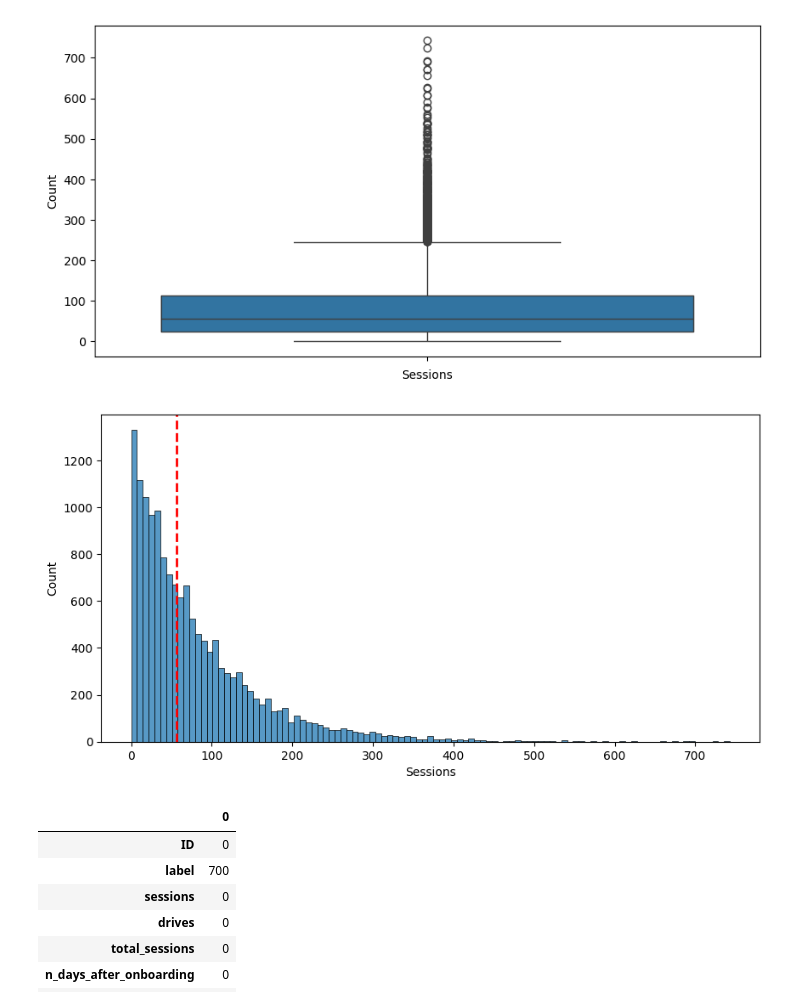
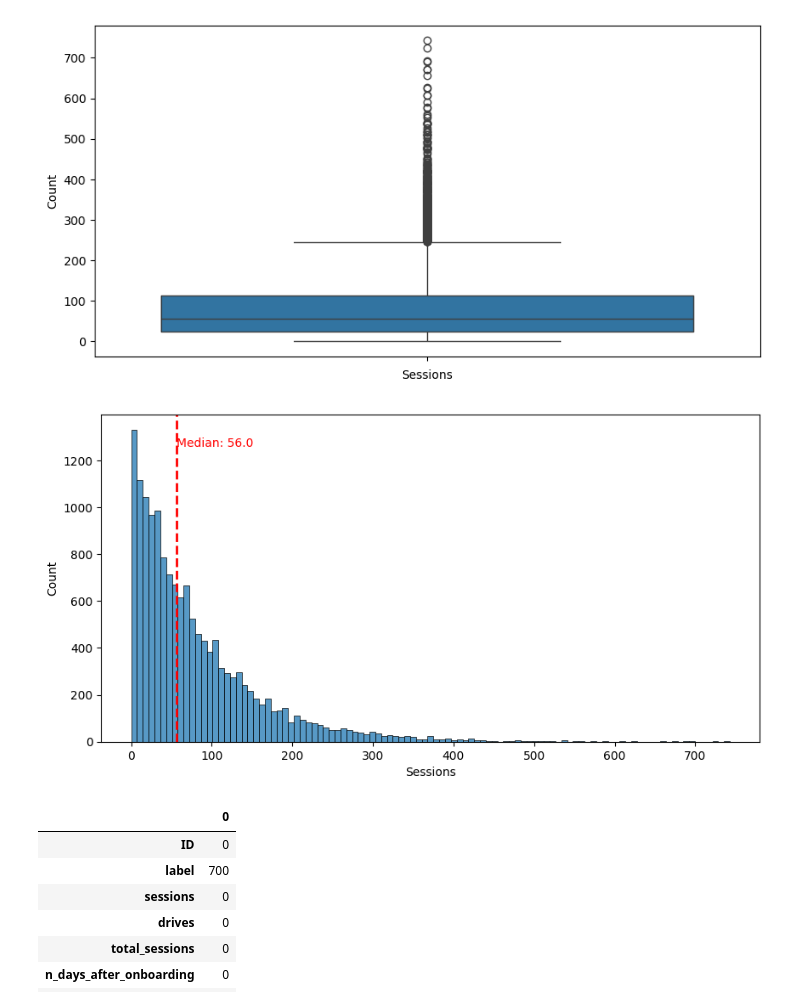
Before and after one commit to Yousef-Amery/Data-Analysis-Projects, a Jupyter notebook: Waze_GDA__Project_.ipynb, the cells around one changed output. Cells and saved outputs as stored; diff of their text form; code cells hidden in the pictures.

```diff
--- a/Waze_GDA__Project_.ipynb
+++ b/Waze_GDA__Project_.ipynb
@@ -28,14 +28,15 @@ plt.show()
 # %%
 median_sessions = df['sessions'].median()
 
 plt.figure(figsize=(10, 5))
 sns.histplot(data= df , x= df['sessions'] )
 plt.axvline(median_sessions, color='red', linestyle='dashed', linewidth=2)
+plt.text(median_sessions + 0.5, plt.gca().get_ylim()[1] * 0.9 , f'Median: {median_sessions}', color='red')
 plt.xlabel('Sessions')
 plt.ylabel('Count')
 plt.show()
 # %% [output]
-[figure, old version]
+[figure, new version]
 # %%
 df.isnull().sum()
 # %% [output]
```
